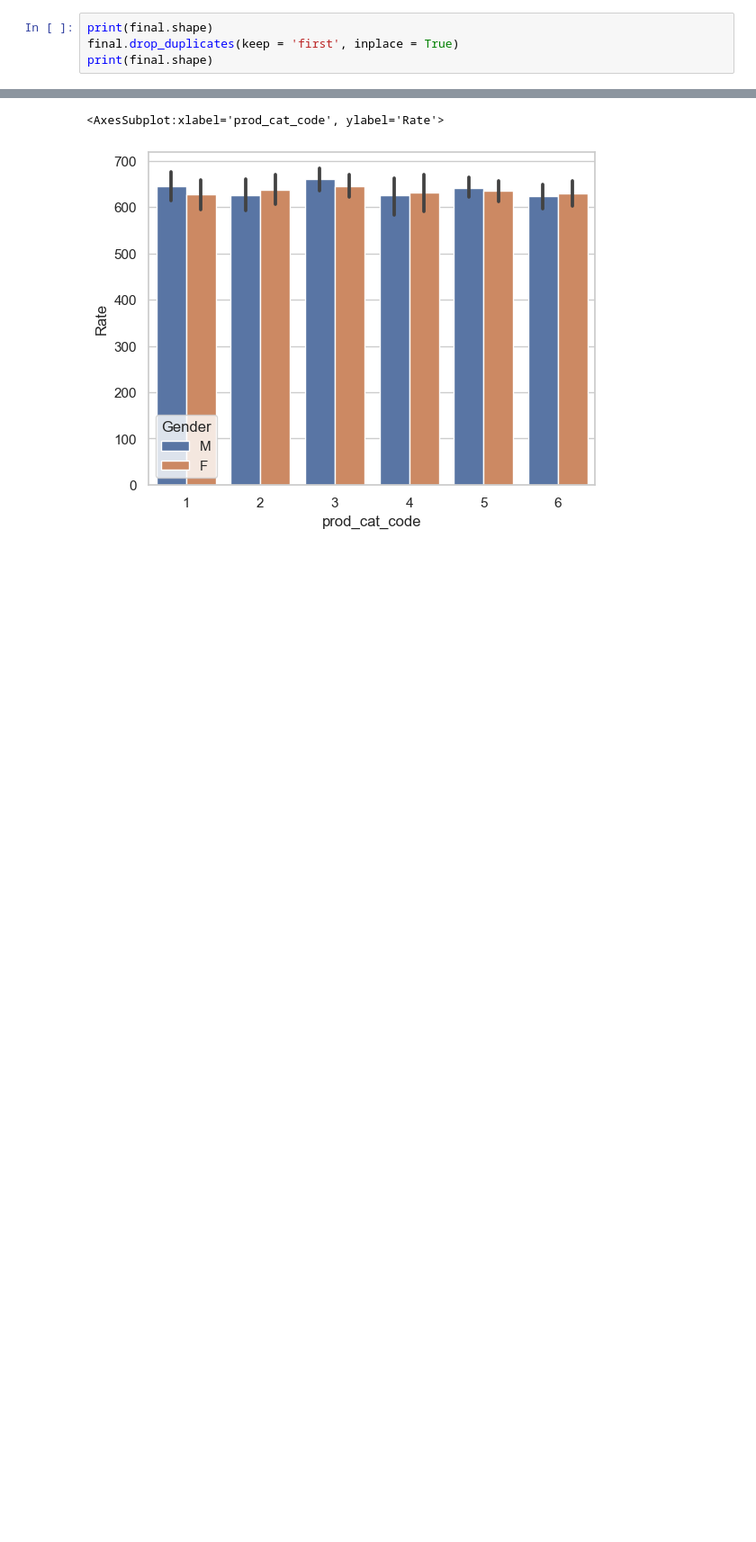
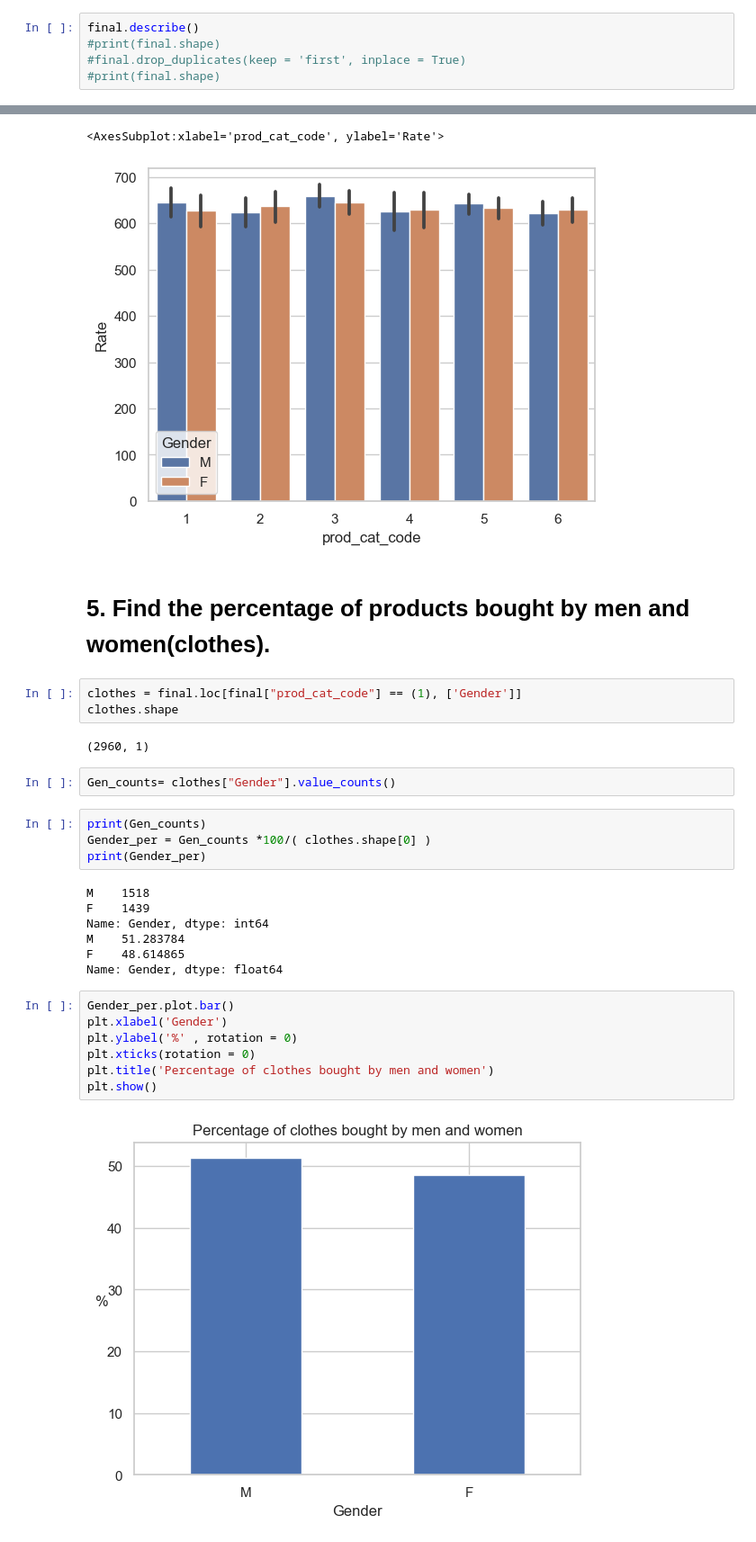
Before and after one commit to morepriyam/analytics_in_retail, a Jupyter notebook: Task1.ipynb, the cells around one changed output, grey strips where cells are left out. Shown: that part at 90% size. Cells and saved outputs as stored; diff of their text form; blank space fills up the shorter version.

```diff
--- a/Task1.ipynb
+++ b/Task1.ipynb
@@ -44,7 +44,8 @@ print("total duplicates in final dataset:" ,final.duplicated().sum())
 # %% [output]
 total duplicates in final dataset: 13
 # %%
-print(final.shape)
-final.drop_duplicates(keep = 'first', inplace = True)
-print(final.shape)
+final.describe()
+#print(final.shape)
+#final.drop_duplicates(keep = 'first', inplace = True)
+#print(final.shape)
 # %% [output]
@@ -94,3 +102,32 @@ sns.barplot(x="prod_cat_code",
 # %% [output]
 <AxesSubplot:xlabel='prod_cat_code', ylabel='Rate'>
 [figure]
+# %% [markdown]
+# 5. Find the percentage of products bought by men and women(clothes).
+# %%
+clothes = final.loc[final["prod_cat_code"] == (1), ['Gender']]
+clothes.shape
+# %% [output]
+(2960, 1)
+# %%
+Gen_counts= clothes["Gender"].value_counts()
+# %%
+print(Gen_counts)
+Gender_per = Gen_counts *100/( clothes.shape[0] )
+print(Gender_per)
+# %% [output]
+M    1518
+F    1439
+Name: Gender, dtype: int64
+M    51.283784
+F    48.614865
+Name: Gender, dtype: float64
+# %%
+Gender_per.plot.bar()
+plt.xlabel('Gender')
+plt.ylabel('%' , rotation = 0)
+plt.xticks(rotation = 0)
+plt.title('Percentage of clothes bought by men and women')
+plt.show()
+# %% [output]
+[figure, added]
```
Also changed, not shown: parts of 16 cells of this notebook.
